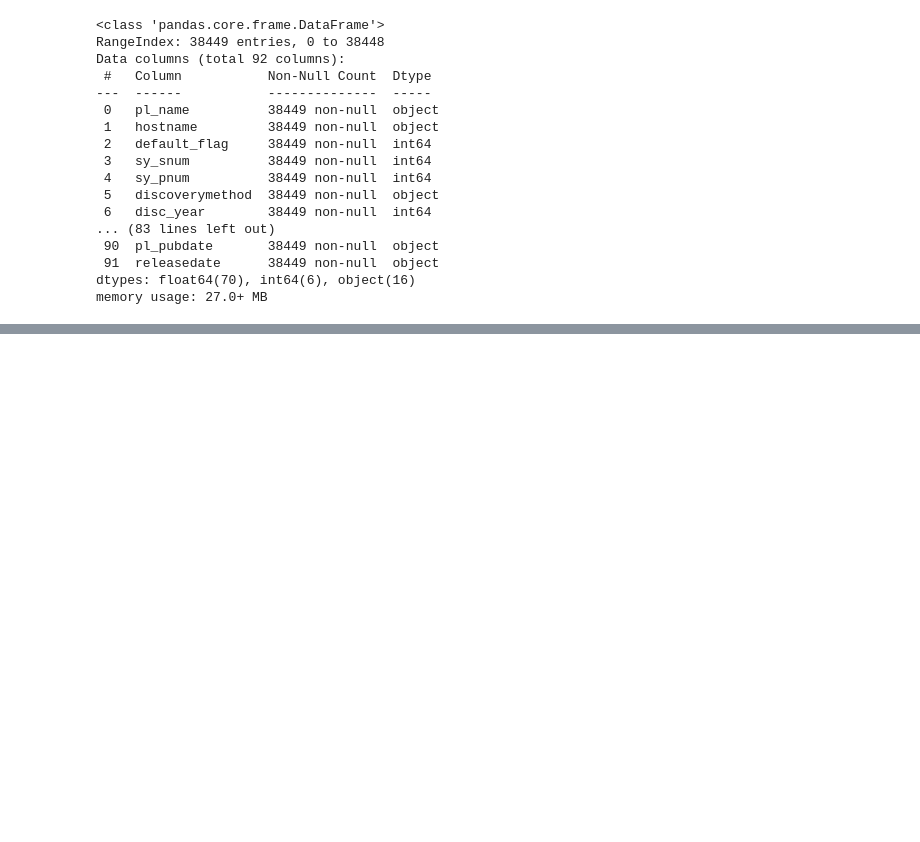
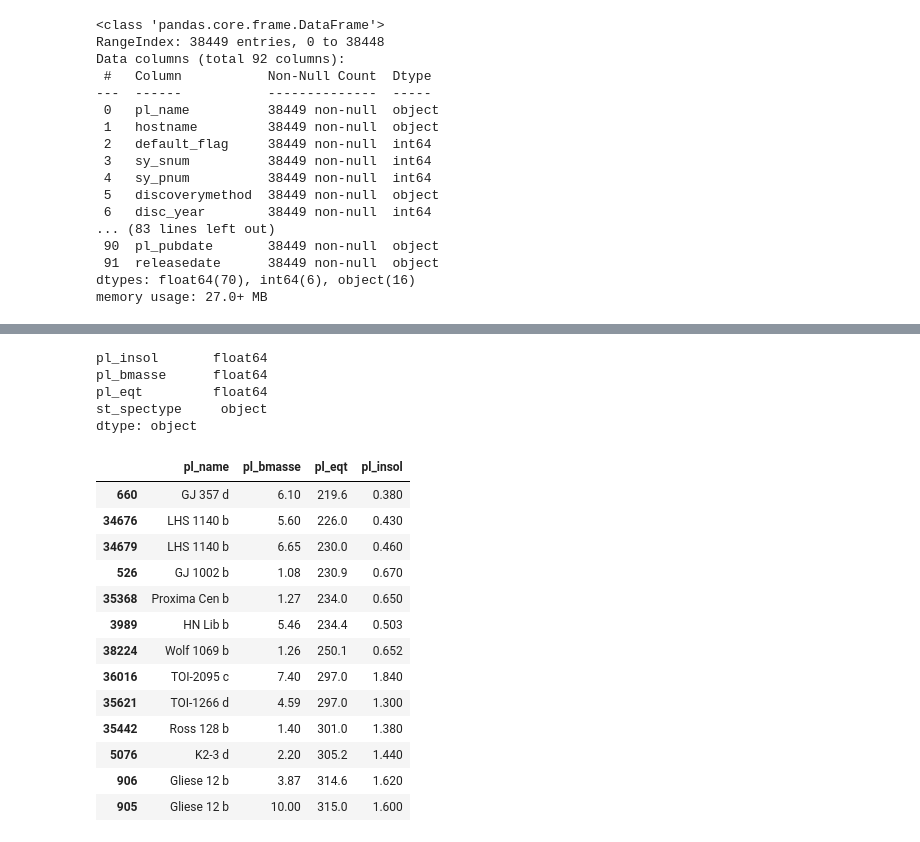
Before and after one commit to ana-macias/EDA-Astronomia, a Jupyter notebook: Notebooks/EDA.ipynb, the cells around one changed output, grey strips where cells are left out. Drawn from its saved outputs; the diff is of its cells as text; code cells hidden in the pictures; blank space fills up the shorter version.

```diff
--- a/Notebooks/EDA.ipynb
+++ b/Notebooks/EDA.ipynb
@@ -136,0 +167,53 @@ memory usage: 533.3+ KB
+# %%
+# Filtrar filas sin valores nulos en las columnas clave
+cols_necesarias = ["pl_insol", "pl_bmasse", "pl_eqt",'st_spectype']
+df = df_hipotesis.dropna(subset=cols_necesarias)
+
+print (df[cols_necesarias].dtypes)
+# %% [output]
+pl_insol       float64
+pl_bmasse      float64
+pl_eqt         float64
+st_spectype     object
+dtype: object
+# %%
+# Definir la zona habitable como insolación entre 0.25 y 2 veces la de la Tierra
+zona_habitable = df[(df["pl_insol"] >= 0.35) & (df["pl_insol"] <= 2)]
+
+# Planetas fuera de la zona habitable
+fuera_zona_habitable = df[(df["pl_insol"] < 0.35) | (df["pl_insol"] > 2)]
+
+# Estadísticas comparativas
+comparacion = {
+    "Dentro Zona Habitable": zona_habitable[["pl_bmasse", "pl_eqt"]].describe(),
+    "Fuera Zona Habitable": fuera_zona_habitable[["pl_bmasse", "pl_eqt"]].describe()
+}
+
+# Filtro de candidatos con condiciones similares a la Tierra
+candidatos_vida = zona_habitable[
+    (zona_habitable["pl_bmasse"] >= 0.8) &
+    (zona_habitable["pl_bmasse"] <= 10) &
+    (zona_habitable["pl_eqt"] >= 200) &
+    (zona_habitable["pl_eqt"] <= 320)
+]
+
+# Seleccionar columnas relevantes y ordenar
+candidatos_vida_seleccion = candidatos_vida[["pl_name", "pl_bmasse", "pl_eqt", "pl_insol"]].sort_values(by="pl_eqt")
+
+# Mostrar los 10 primeros candidatos
+candidatos_vida_seleccion
+# %% [output]
+|  | pl_name | pl_bmasse | pl_eqt | pl_insol |
+| 660 | GJ 357 d | 6.10 | 219.6 | 0.380 |
+| 34676 | LHS 1140 b | 5.60 | 226.0 | 0.430 |
+| 34679 | LHS 1140 b | 6.65 | 230.0 | 0.460 |
+| 526 | GJ 1002 b | 1.08 | 230.9 | 0.670 |
+| 35368 | Proxima Cen b | 1.27 | 234.0 | 0.650 |
+| 3989 | HN Lib b | 5.46 | 234.4 | 0.503 |
+| 38224 | Wolf 1069 b | 1.26 | 250.1 | 0.652 |
+| 36016 | TOI-2095 c | 7.40 | 297.0 | 1.840 |
+| 35621 | TOI-1266 d | 4.59 | 297.0 | 1.300 |
+| 35442 | Ross 128 b | 1.40 | 301.0 | 1.380 |
+| 5076 | K2-3 d | 2.20 | 305.2 | 1.440 |
+| 906 | Gliese 12 b | 3.87 | 314.6 | 1.620 |
+| 905 | Gliese 12 b | 10.00 | 315.0 | 1.600 |
```
Also changed, not shown: parts of 14 cells of this notebook, 1 other file.
